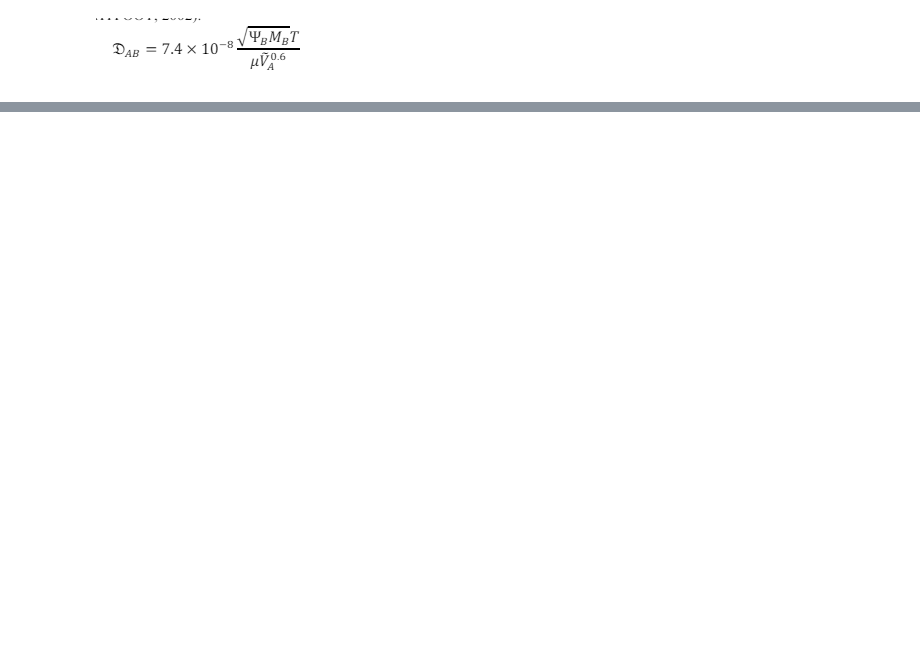
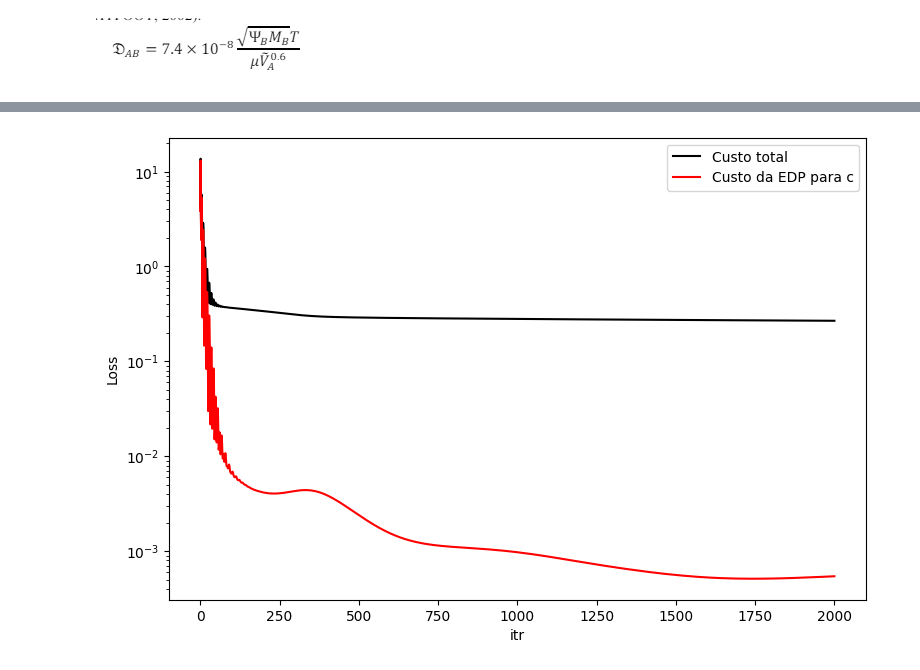
Before and after one commit to JoaoAlexandreFerreira/PINNs, a Jupyter notebook: Inicio_PINN_MEG.ipynb, the cells around one changed output, grey strips where cells are left out. Saved outputs shown, nothing was run; the diff lists cells and outputs as text; code cells hidden in the pictures; blank space fills up the shorter version.

```diff
--- a/Inicio_PINN_MEG.ipynb
+++ b/Inicio_PINN_MEG.ipynb
@@ -71,5 +71,5 @@ def modelopinn(nos, camadas_ocultas):
 # %%
 modelo = modelopinn(30,8)
 
-otimizador = Adam(learning_rate = 0.005)
+otimizador = Adam(learning_rate = 0.001)
 # %% [output]
@@ -175,7 +175,7 @@ def gradiente(modelo, X_r):
   del tape
 
   return f
-
+'''
 
 def neumanncondy2(modelo, espacoby2):
   with tf.GradientTape(persistent=True) as tape:
@@ -190,7 +190,7 @@ def neumanncondy2(modelo, espacoby2):
     u_y = tape.gradient(u, yy2)
 
     return u_y
-
+'''
 def neumanncondy1(modelo, espacoby1):
   with tf.GradientTape(persistent=True) as tape:
 
@@ -225,7 +225,7 @@ def MSE(modelo, xr, espaco0, c0, espacobx, c_cont, espacoby1, espacoby2):
       u_x = modelo(tf.concat([tx1, xx1, yx1], axis = 1))
 
     u_y1 = neumanncondy1(modelo, espacoby1)
-    u_y2 = neumanncondy2(modelo, espacoby2)
+    u_y2 = neumanncondy1(modelo, espacoby2)
 
     loss += tf.reduce_mean(tf.square(u_y1))
     loss += tf.reduce_mean(tf.square(u_y2))
@@ -297 +298,14 @@ Tempo de treino da rede neural: 850.34002161026 segundos
+# %%
+fig = plt.figure(figsize=(9,6))
+ax = fig.add_subplot(111)
+ax.plot(range(len(historico)), historico, 'k-', label='Custo total')
+#ax.plot(range(len(erro_aux_p)), erro_aux_p, 'b-', label='Custo da EDP para p')
+ax.plot(range(len(erro_aux_c)), erro_aux_c, 'r-', label='Custo da EDP para c')
+ax.set_yscale('log')
+ax.set_xlabel('itr')
+ax.set_ylabel('Loss');
+ax.legend()
+plt.show()
+# %% [output]
+[figure, added]
 # %%
```
Also changed, not shown: parts of 9 cells of this notebook.
